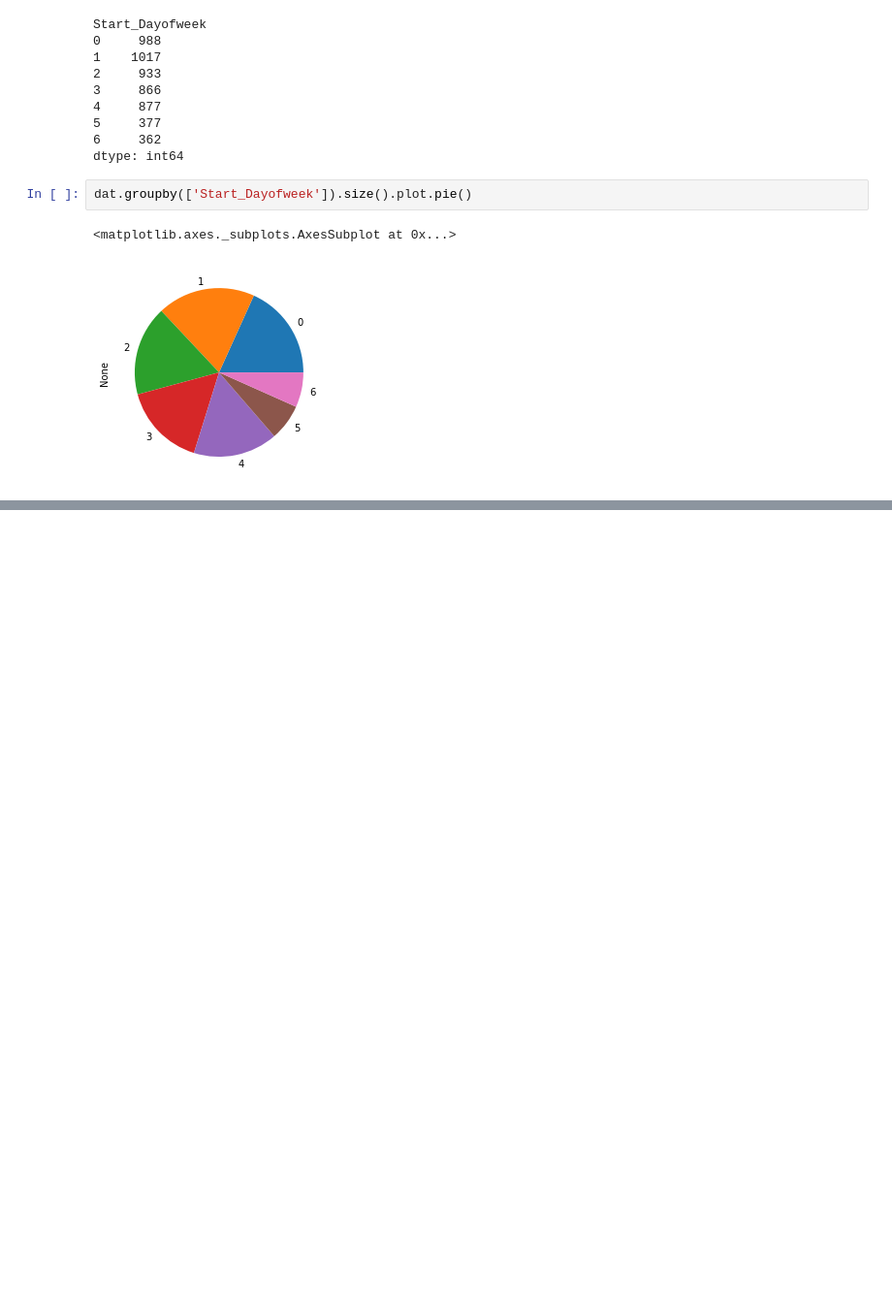
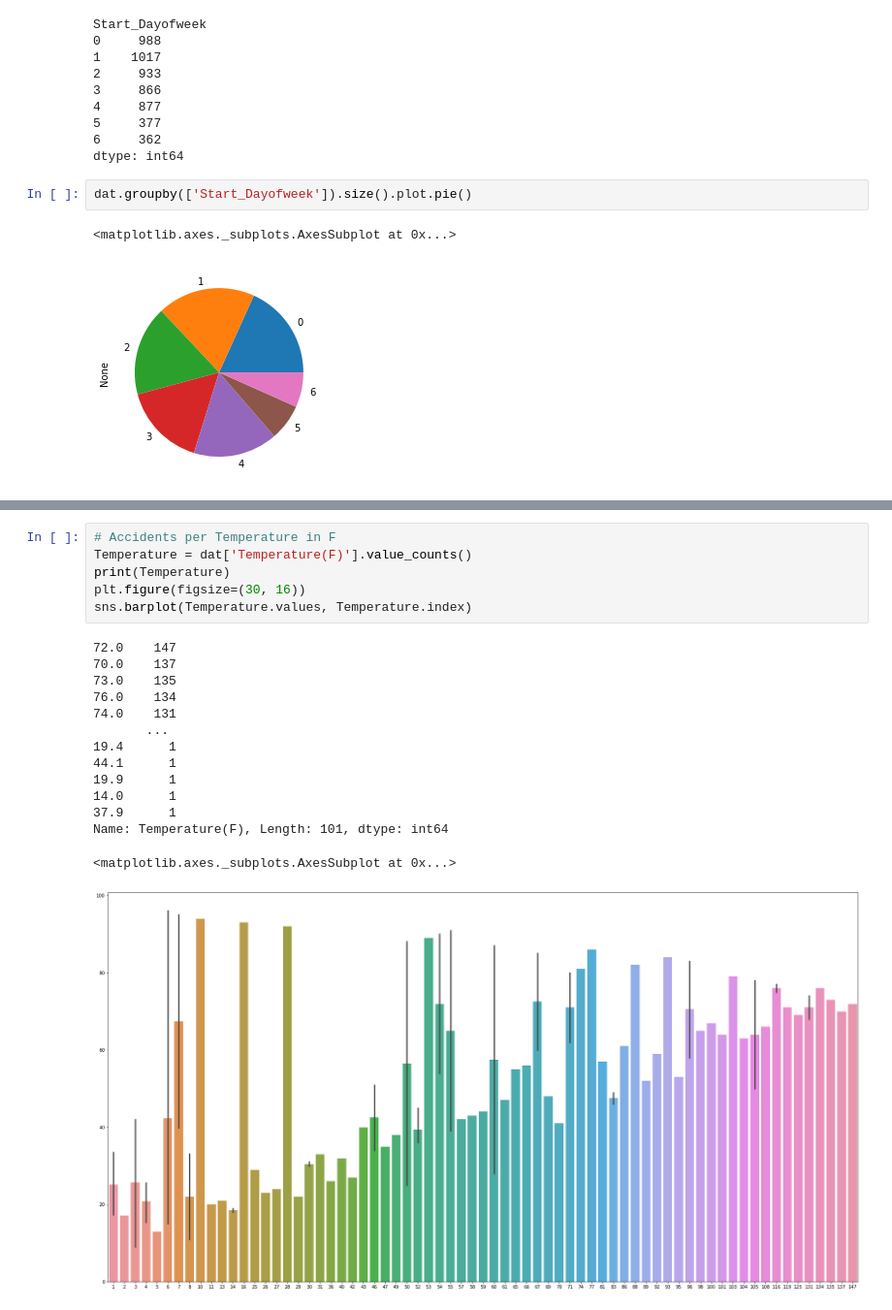
Before and after one commit to AjKovice/IST5520-Group-8, a Jupyter notebook: G8_Project Proposal_IST5520.ipynb, the cells around one changed output, grey strips where cells are left out. Shown at 97% size. Saved outputs shown, nothing was run; the diff lists cells and outputs as text; blank space fills up the shorter version.

```diff
--- a/G8_Project Proposal_IST5520.ipynb
+++ b/G8_Project Proposal_IST5520.ipynb
@@ -461,0 +524,21 @@ dat.groupby(['Start_Dayofweek']).size().plot.pie()
+# %%
+# Accidents per Temperature in F
+Temperature = dat['Temperature(F)'].value_counts()
+print(Temperature)
+plt.figure(figsize=(30, 16))
+sns.barplot(Temperature.values, Temperature.index)
+# %% [output]
+72.0    147
+70.0    137
+73.0    135
+76.0    134
+74.0    131
+       ...
+19.4      1
+44.1      1
+19.9      1
+14.0      1
+37.9      1
+Name: Temperature(F), Length: 101, dtype: int64
+<matplotlib.axes._subplots.AxesSubplot at 0x...>
+[figure, added]
```
Also changed, not shown: parts of 9 cells of this notebook.
